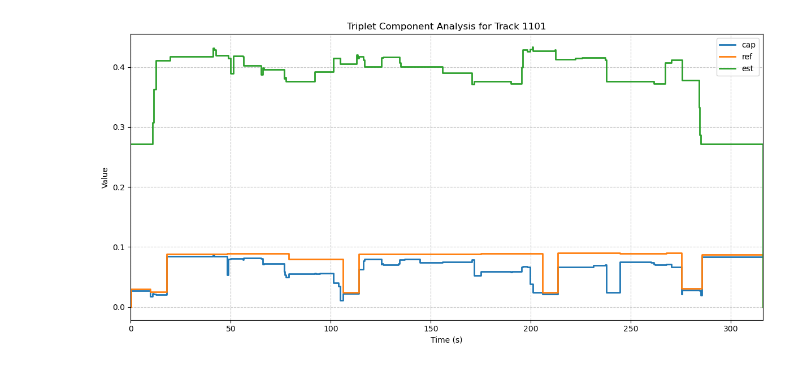
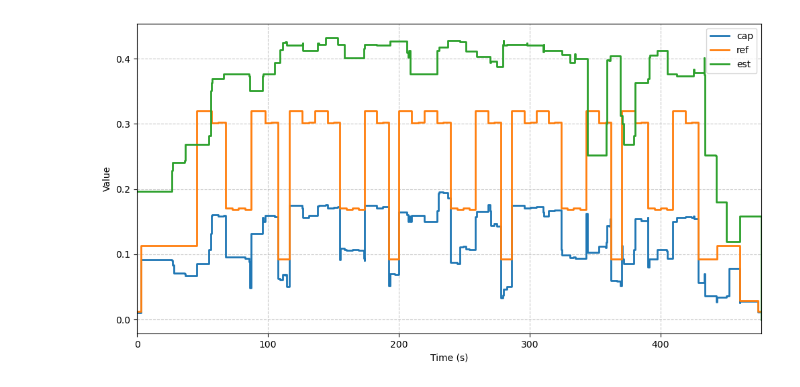
Before and after one commit to tomxi/bnl, a Jupyter notebook: scripts/bmeasure_exp.ipynb, the cells around one changed output. Drawn from its saved outputs; the diff is of its cells as text; code cells hidden in the pictures.

Commit message:
added per track processing function

```diff
--- a/scripts/bmeasure_exp.ipynb
+++ b/scripts/bmeasure_exp.ipynb
@@ -43,37 +52,35 @@ pi    202  665  352
 # %%
-import matplotlib.pyplot as plt
-import numpy as np
-t_comp = bnl.mtr.triplet_components(ref.itvls, ref.labels, est.itvls, est.labels)
-# Calculate time points for the steps
-time_points = np.cumsum(t_comp['dur'])
-time_points = np.insert(time_points, 0, 0)  # Add starting point at 0
+def show_t_comp(ref, est):
+    t_comp = bnl.mtr.triplet_components(ref.itvls, ref.labels, est.itvls, est.labels)
+    # Calculate time points for the steps
+    time_points = np.cumsum(t_comp['dur'])
+    time_points = np.insert(time_points, 0, 0)  # Add starting point at 0
 
-# Repeat the last cap, ref, and est values for step plot end
-cap_vals = np.append(t_comp['cap'].values, t_comp['cap'].values[-1])
-ref_vals = np.append(t_comp['ref'].values, t_comp['ref'].values[-1])
-est_vals = np.append(t_comp['est'].values, t_comp['est'].values[-1])
+    # Repeat the last cap, ref, and est values for step plot end
+    cap_vals = np.append(t_comp['cap'].values, t_comp['cap'].values[-1])
+    ref_vals = np.append(t_comp['ref'].values, t_comp['ref'].values[-1])
+    est_vals = np.append(t_comp['est'].values, t_comp['est'].values[-1])
 
-# Plot step functions for cap, ref, and est
-plt.figure(figsize=(12, 6))
-plt.step(time_points, cap_vals, where='post', label='cap', linewidth=2)
-plt.step(time_points, ref_vals, where='post', label='ref', linewidth=2)
-plt.step(time_points, est_vals, where='post', label='est', linewidth=2)
+    # Plot step functions for cap, ref, and est
+    fig = plt.figure(figsize=(12, 6))
+    plt.step(time_points, cap_vals, where='post', label='cap', linewidth=2)
+    plt.step(time_points, ref_vals, where='post', label='ref', linewidth=2)
+    plt.step(time_points, est_vals, where='post', label='est', linewidth=2)
 
-# Add labels and title
-plt.xlabel('Time (s)')
-plt.ylabel('Value')
-plt.title(f'Triplet Component Analysis for Track {tid}')
-plt.legend()
-plt.grid(True, linestyle='--', alpha=0.7)
+    # Add labels and title
+    plt.xlabel('Time (s)')
+    plt.ylabel('Value')
+    plt.legend()
+    plt.grid(True, linestyle='--', alpha=0.7)
 
-# Calculate max time for proper display
-max_time = time_points[-1]
-plt.xlim(0, max_time)
-
-plt.tight_layout()
-plt.show()
+    # Calculate max time for proper display
+    max_time = time_points[-1]
+    plt.xlim(0, max_time)
+    return fig
-# %% [output]
-[figure, removed]
+# %%
+show_t_comp(ref, est);
+# %% [output]
+[figure, added]
 # %%
 ref.plot()
 est.plot()
```
Also changed, not shown: parts of 12 cells of this notebook, 1 other file.
